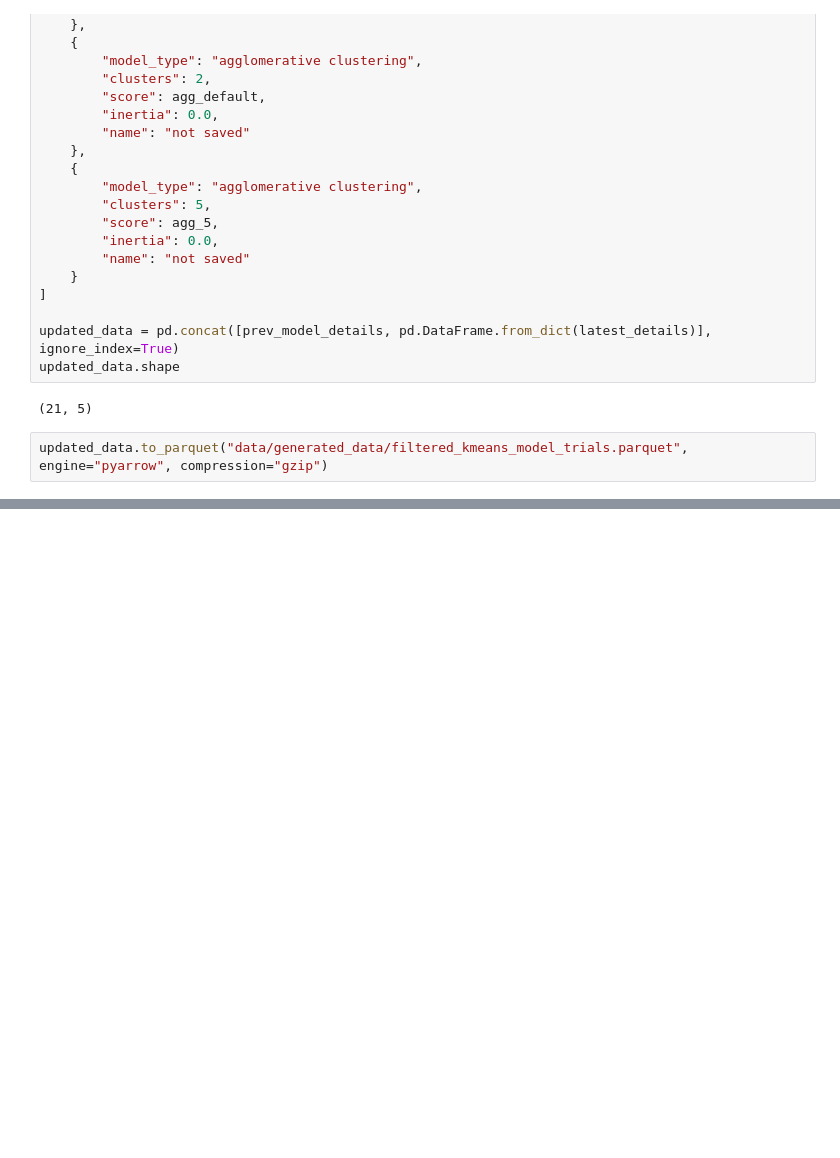
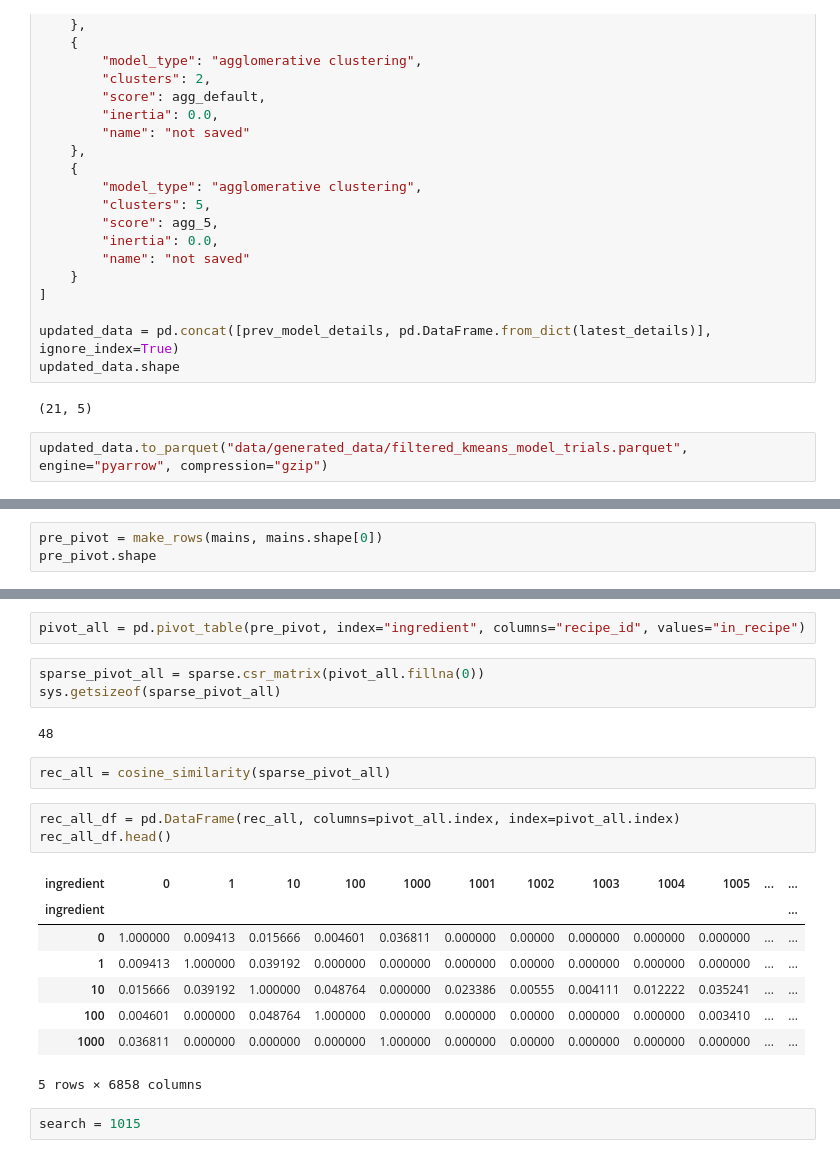
Before and after one commit to heath3conk/make-this, a Jupyter notebook: notebooks/cluster_model_trials.ipynb, the cells around one changed output, grey strips where cells are left out. Cells and saved outputs as stored; diff of their text form; blank space fills up the shorter version.

```diff
--- a/notebooks/cluster_model_trials.ipynb
+++ b/notebooks/cluster_model_trials.ipynb
@@ -682,0 +930,3 @@ updated_data.to_parquet("data/generated_data/filtered_kmeans_model_trials.parque
+# %%
+pre_pivot = make_rows(mains, mains.shape[0])
+pre_pivot.shape
@@ -682,0 +942,23 @@ updated_data.to_parquet("data/generated_data/filtered_kmeans_model_trials.parque
+# %%
+pivot_all = pd.pivot_table(pre_pivot, index="ingredient", columns="recipe_id", values="in_recipe")
+# %%
+sparse_pivot_all = sparse.csr_matrix(pivot_all.fillna(0))
+sys.getsizeof(sparse_pivot_all)
+# %% [output]
+48
+# %%
+rec_all = cosine_similarity(sparse_pivot_all)
+# %%
+rec_all_df = pd.DataFrame(rec_all, columns=pivot_all.index, index=pivot_all.index)
+rec_all_df.head()
+# %% [output]
+| ingredient | 0 | 1 | 10 | 100 | 1000 | 1001 | 1002 | 1003 | 1004 | 1005 | ... | ... |
+| ingredient |  |  |  |  |  |  |  |  |  |  |  | ... |
+| 0 | 1.000000 | 0.009413 | 0.015666 | 0.004601 | 0.036811 | 0.000000 | 0.00000 | 0.000000 | 0.000000 | 0.000000 | ... | ... |
+| 1 | 0.009413 | 1.000000 | 0.039192 | 0.000000 | 0.000000 | 0.000000 | 0.00000 | 0.000000 | 0.000000 | 0.000000 | ... | ... |
+| 10 | 0.015666 | 0.039192 | 1.000000 | 0.048764 | 0.000000 | 0.023386 | 0.00555 | 0.004111 | 0.012222 | 0.035241 | ... | ... |
+| 100 | 0.004601 | 0.000000 | 0.048764 | 1.000000 | 0.000000 | 0.000000 | 0.00000 | 0.000000 | 0.000000 | 0.003410 | ... | ... |
+| 1000 | 0.036811 | 0.000000 | 0.000000 | 0.000000 | 1.000000 | 0.000000 | 0.00000 | 0.000000 | 0.000000 | 0.000000 | ... | ... |
+5 rows × 6858 columns
+# %%
+search = 1015
```
Also changed, not shown: parts of 48 cells of this notebook, 9 other files.
